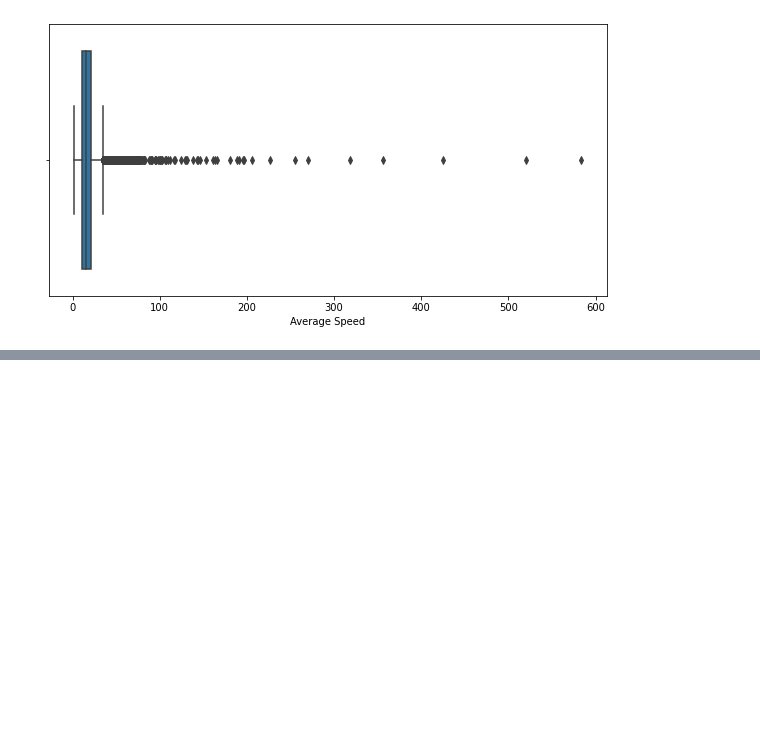
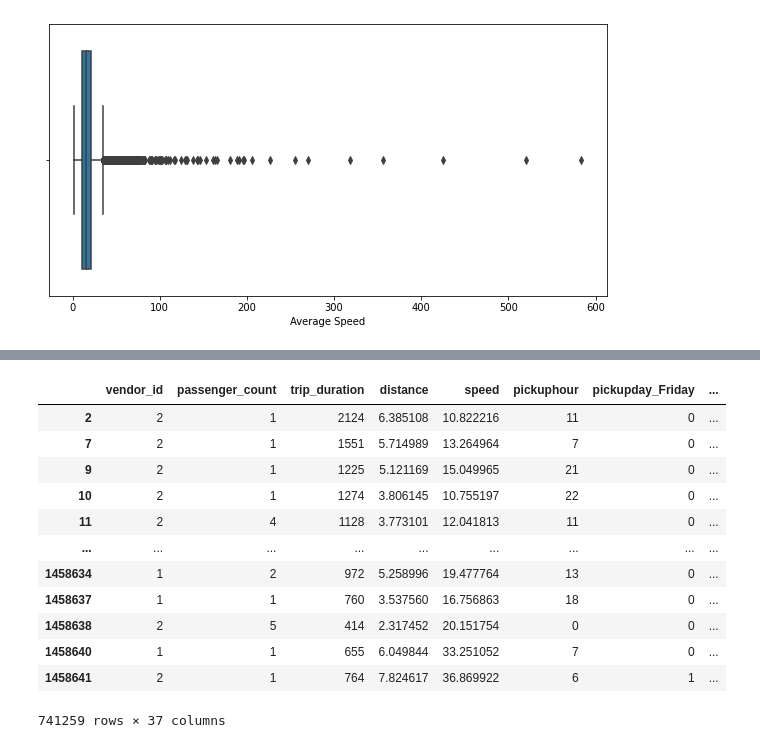
Before and after one commit to hetkothari/NYC-Taxi-Trip-Capstone-, a Jupyter notebook: NYC_Taxi_Trip.ipynb, the cells around one changed output, grey strips where cells are left out. Saved outputs shown, nothing was run; the diff lists cells and outputs as text; code cells hidden in the pictures; blank space fills up the shorter version.

```diff
--- a/NYC_Taxi_Trip.ipynb
+++ b/NYC_Taxi_Trip.ipynb
@@ -226,0 +258,21 @@ data.info
+# %%
+data=data.drop(["pickup_longitude",	"pickup_latitude",	"dropoff_longitude",	"dropoff_latitude","store_and_fwd_flag_Y"],axis=1)
+# %%
+data=data.drop(["store_and_fwd_flag","id","pickup","dropoff","pickupday"],axis=1)
+# %%
+df_min_max_scaled = data
+df_min_max_scaled
+# %% [output]
+|  | vendor_id | passenger_count | trip_duration | distance | speed | pickuphour | pickupday_Friday | ... |
+| 2 | 2 | 1 | 2124 | 6.385108 | 10.822216 | 11 | 0 | ... |
+| 7 | 2 | 1 | 1551 | 5.714989 | 13.264964 | 7 | 0 | ... |
+| 9 | 2 | 1 | 1225 | 5.121169 | 15.049965 | 21 | 0 | ... |
+| 10 | 2 | 1 | 1274 | 3.806145 | 10.755197 | 22 | 0 | ... |
+| 11 | 2 | 4 | 1128 | 3.773101 | 12.041813 | 11 | 0 | ... |
+| ... | ... | ... | ... | ... | ... | ... | ... | ... |
+| 1458634 | 1 | 2 | 972 | 5.258996 | 19.477764 | 13 | 0 | ... |
+| 1458637 | 1 | 1 | 760 | 3.537560 | 16.756863 | 18 | 0 | ... |
+| 1458638 | 2 | 5 | 414 | 2.317452 | 20.151754 | 0 | 0 | ... |
+| 1458640 | 1 | 1 | 655 | 6.049844 | 33.251052 | 7 | 0 | ... |
+| 1458641 | 2 | 1 | 764 | 7.824617 | 36.869922 | 6 | 1 | ... |
+741259 rows × 37 columns
```
Also changed, not shown: parts of 12 cells of this notebook.
